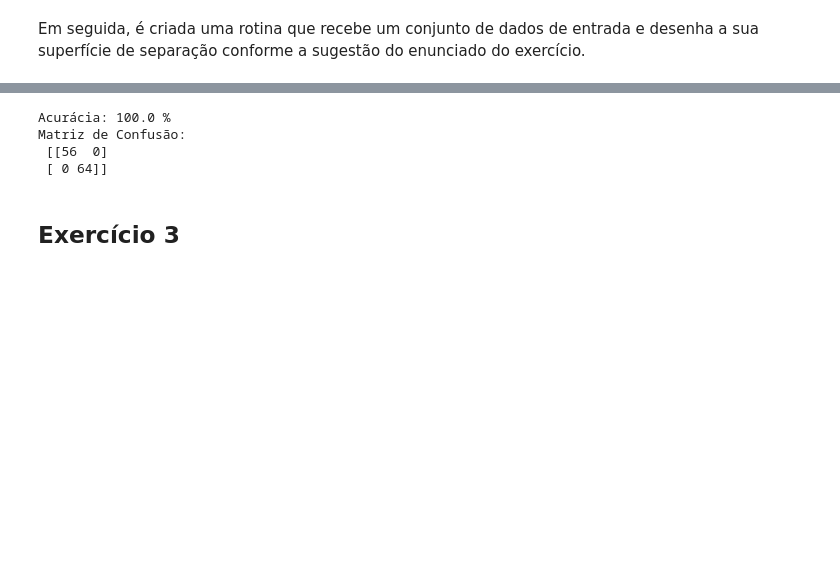
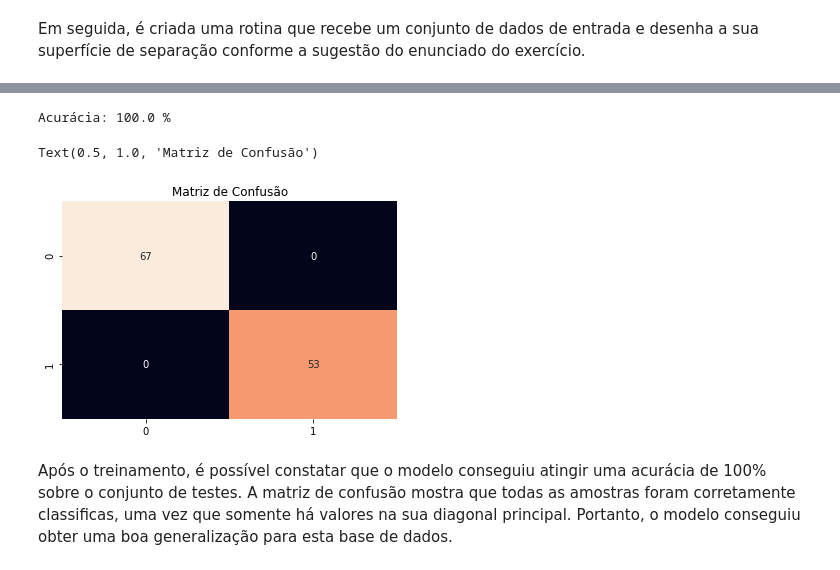
Before and after one commit to vicrsp/rna-ppgee, a Jupyter notebook: exercicios/ex4/Redes Neurais Artificiais - Exercício 4.ipynb, the cells around one changed output, grey strips where cells are left out. Drawn from its saved outputs; the diff is of its cells as text; code cells hidden in the pictures; blank space fills up the shorter version.

```diff
--- a/exercicios/ex4/Redes Neurais Artificiais - Exercício 4.ipynb
+++ b/exercicios/ex4/Redes Neurais Artificiais - Exercício 4.ipynb
@@ -162,34 +163,35 @@ Model Accuracy: 100.0 %
 # %%
 # split the data
 def train_test_split(X, y, ratio=0.7):
     N = len(y)
     x_rand = np.arange(N)
     np.random.shuffle(x_rand)
     i_split = int(np.floor(ratio * N))
 
     x_train, x_test = x_rand[:i_split], x_rand[i_split:]
     return X[x_train,:], y[x_train], X[x_test,:], y[x_test]
 
 data_c1 = func_normal([2,2], [0.4, 0.4], 0, N=200)
 data_c2 = func_normal([4,4], [0.4, 0.4], 1, N=200)
 data = pd.concat([data_c1, data_c2], ignore_index=True)
 
 X, y = data[['x1','x2']].to_numpy(), data['y'].to_numpy()
 
 X_train, y_train, X_test, y_test = train_test_split(X, y)
 model = LinearPerceptron()
 # train the model on training set
 w, e, wk = model.train(X_train, y_train)
 # make predictions for the teste set
 _, yhat = model.predict(X_test, w)
 # print the accuracy
 print(f'Acurácia: {100 * np.sum(y_test == model.predict(X_test, w))/len(y_test)} %')
 # print the confusion matrix
-print(f'Matriz de Confusão: \n {confusion_matrix(y_test, yhat)}')
+#print(f'Matriz de Confusão: \n {confusion_matrix(y_test, yhat)}')
+sns.heatmap(confusion_matrix(y_test, yhat),annot=True,fmt="d",cbar=False)
+plt.title('Matriz de Confusão')
 # %% [output]
 Acurácia: 100.0 %
-Matriz de Confusão:
- [[56  0]
- [ 0 64]]
+Text(0.5, 1.0, 'Matriz de Confusão')
+[figure, added]
-# %% [markdown]
-## Exercício 3
+# %% [markdown]
+Após o treinamento, é possível constatar que o modelo conseguiu atingir uma acurácia de 100% sobre o conjunto de testes. A matriz de confusão mostra que todas as amostras foram corretamente classificas, uma vez que somente há valores na sua diagonal principal. Portanto, o modelo conseguiu obter uma boa generalização para esta base de dados.
```
Also changed, not shown: parts of 29 cells of this notebook, 1 other file.
